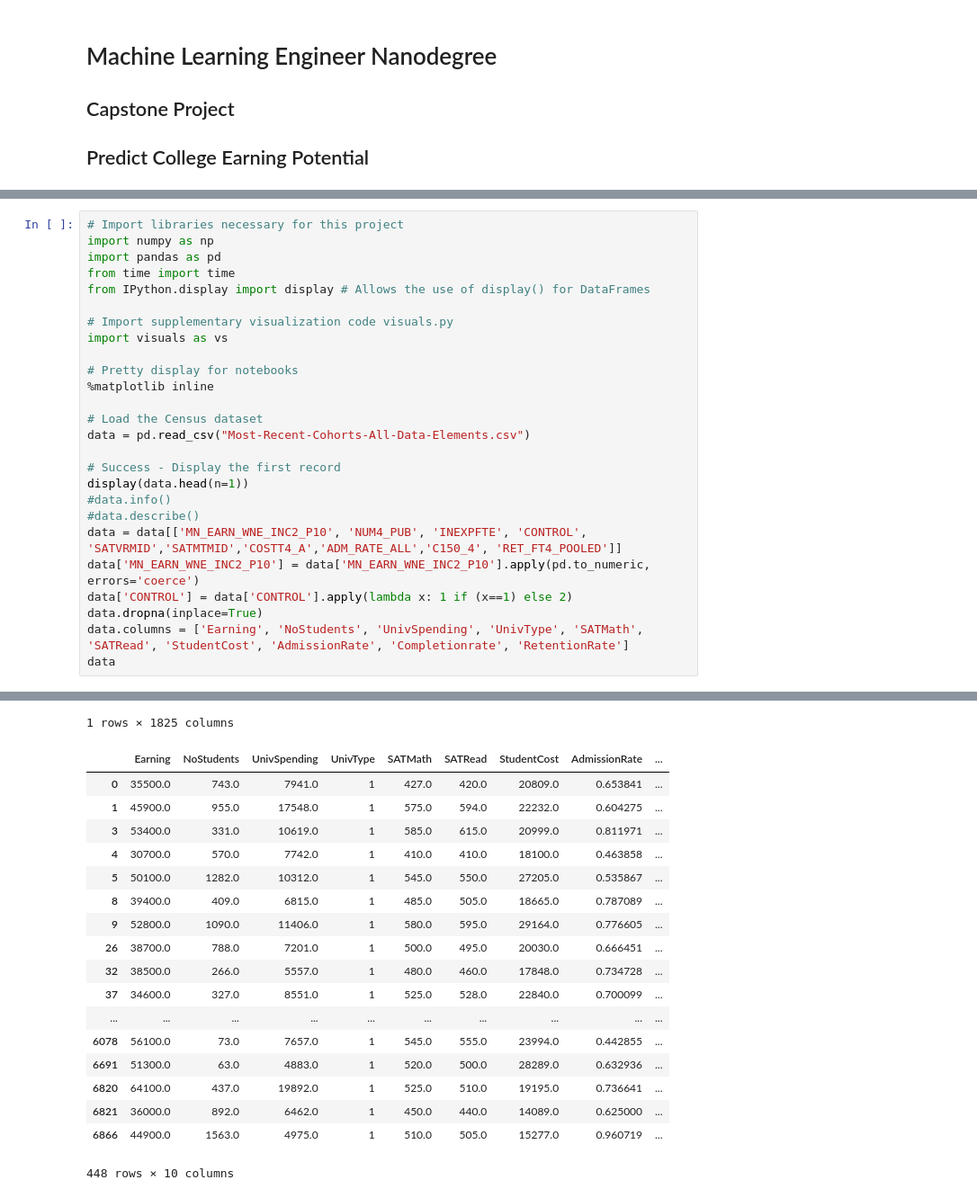
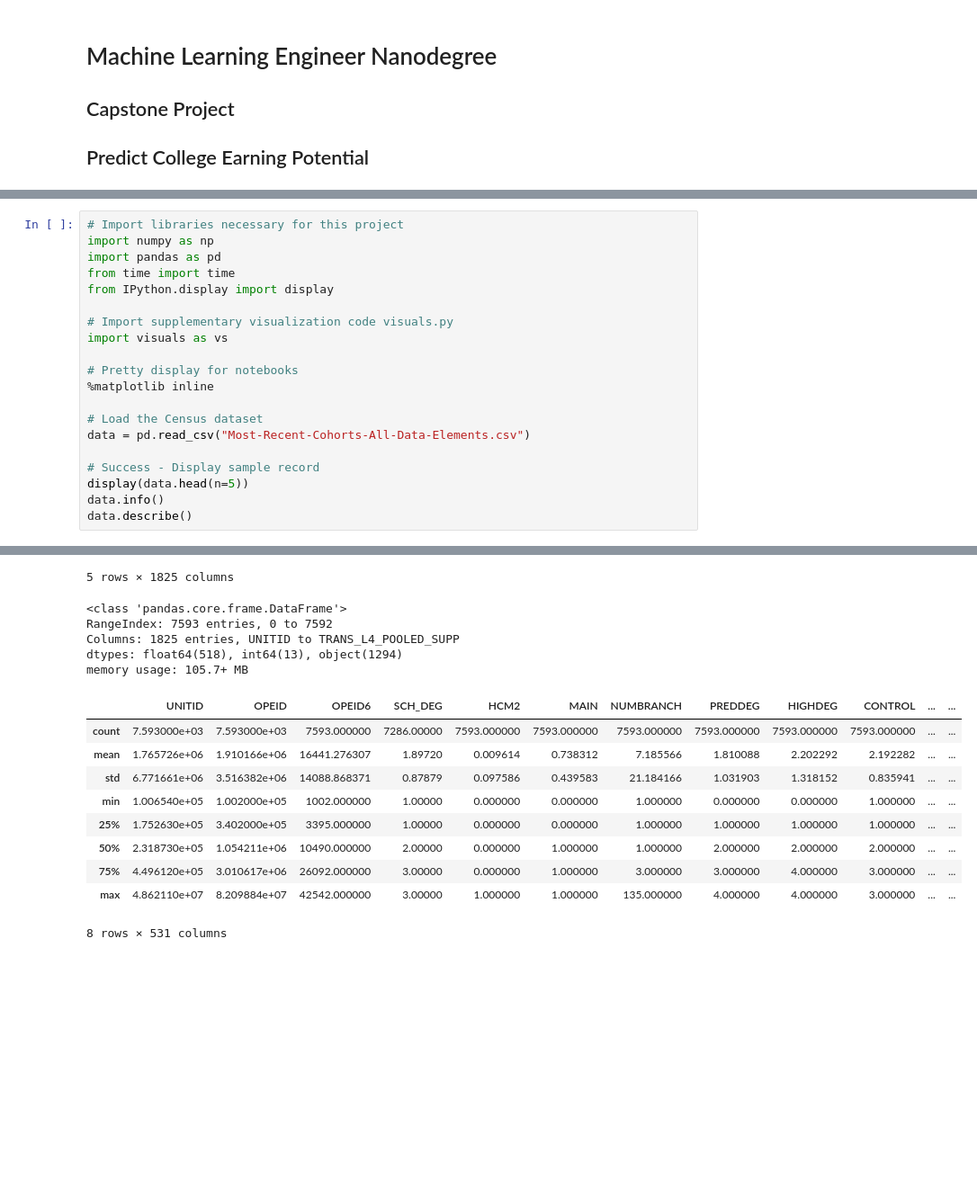
Before and after one commit to AloysiusDJ/MLND, a Jupyter notebook: capstone/college_data.ipynb, the cells around one changed output, grey strips where cells are left out. Shown at 90% size. Saved outputs shown, nothing was run; the diff lists cells and outputs as text; blank space fills up the shorter version.

```diff
--- a/capstone/college_data.ipynb
+++ b/capstone/college_data.ipynb
@@ -32,7 +18,7 @@ A cursory investigation of the dataset will determine how many individuals fit i
 import numpy as np
 import pandas as pd
 from time import time
-from IPython.display import display # Allows the use of display() for DataFrames
+from IPython.display import display
 
 # Import supplementary visualization code visuals.py
 import visuals as vs
@@ -43,16 +29,10 @@ import visuals as vs
 # Load the Census dataset
 data = pd.read_csv("Most-Recent-Cohorts-All-Data-Elements.csv")
 
-# Success - Display the first record
-display(data.head(n=1))
-#data.info()
-#data.describe()
-data = data[['MN_EARN_WNE_INC2_P10', 'NUM4_PUB', 'INEXPFTE', 'CONTROL', 'SATVRMID','SATMTMID','COSTT4_A','ADM_RATE_ALL','C150_4', 'RET_FT4_POOLED']]
-data['MN_EARN_WNE_INC2_P10'] = data['MN_EARN_WNE_INC2_P10'].apply(pd.to_numeric, errors='coerce')
-data['CONTROL'] = data['CONTROL'].apply(lambda x: 1 if (x==1) else 2)
-data.dropna(inplace=True)
-data.columns = ['Earning', 'NoStudents', 'UnivSpending', 'UnivType', 'SATMath', 'SATRead', 'StudentCost', 'AdmissionRate', 'Completionrate', 'RetentionRate']
-data
+# Success - Display sample record
+display(data.head(n=5))
+data.info()
+data.describe()
 # %% [output]
 |  | UNITID | OPEID | OPEID6 | INSTNM | CITY | STABBR | ZIP | ACCREDAGENCY | INSTURL | NPCURL | ... |
 | 0 | 100654 | 100200 | 1002 | Alabama A & M University | Normal | AL | 35762 | Southern Association of Colleges ... | www.aamu.edu/ | www2.aamu.edu/scripts/netpricecal... | ... |
@@ -59,19 +43,16 @@ data
-1 rows × 1825 columns
+5 rows × 1825 columns
+<class 'pandas.core.frame.DataFrame'>
+RangeIndex: 7593 entries, 0 to 7592
+Columns: 1825 entries, UNITID to TRANS_L4_POOLED_SUPP
+dtypes: float64(518), int64(13), object(1294)
+memory usage: 105.7+ MB
-|  | Earning | NoStudents | UnivSpending | UnivType | SATMath | SATRead | StudentCost | AdmissionRate | ... |
-| 0 | 35500.0 | 743.0 | 7941.0 | 1 | 427.0 | 420.0 | 20809.0 | 0.653841 | ... |
-| 1 | 45900.0 | 955.0 | 17548.0 | 1 | 575.0 | 594.0 | 22232.0 | 0.604275 | ... |
-| 3 | 53400.0 | 331.0 | 10619.0 | 1 | 585.0 | 615.0 | 20999.0 | 0.811971 | ... |
-| 4 | 30700.0 | 570.0 | 7742.0 | 1 | 410.0 | 410.0 | 18100.0 | 0.463858 | ... |
-| 5 | 50100.0 | 1282.0 | 10312.0 | 1 | 545.0 | 550.0 | 27205.0 | 0.535867 | ... |
-| 8 | 39400.0 | 409.0 | 6815.0 | 1 | 485.0 | 505.0 | 18665.0 | 0.787089 | ... |
-| 9 | 52800.0 | 1090.0 | 11406.0 | 1 | 580.0 | 595.0 | 29164.0 | 0.776605 | ... |
-| 26 | 38700.0 | 788.0 | 7201.0 | 1 | 500.0 | 495.0 | 20030.0 | 0.666451 | ... |
-| 32 | 38500.0 | 266.0 | 5557.0 | 1 | 480.0 | 460.0 | 17848.0 | 0.734728 | ... |
-| 37 | 34600.0 | 327.0 | 8551.0 | 1 | 525.0 | 528.0 | 22840.0 | 0.700099 | ... |
-| ... | ... | ... | ... | ... | ... | ... | ... | ... | ... |
-| 6078 | 56100.0 | 73.0 | 7657.0 | 1 | 545.0 | 555.0 | 23994.0 | 0.442855 | ... |
-| 6691 | 51300.0 | 63.0 | 4883.0 | 1 | 520.0 | 500.0 | 28289.0 | 0.632936 | ... |
-| 6820 | 64100.0 | 437.0 | 19892.0 | 1 | 525.0 | 510.0 | 19195.0 | 0.736641 | ... |
-| 6821 | 36000.0 | 892.0 | 6462.0 | 1 | 450.0 | 440.0 | 14089.0 | 0.625000 | ... |
-| 6866 | 44900.0 | 1563.0 | 4975.0 | 1 | 510.0 | 505.0 | 15277.0 | 0.960719 | ... |
+|  | UNITID | OPEID | OPEID6 | SCH_DEG | HCM2 | MAIN | NUMBRANCH | PREDDEG | HIGHDEG | CONTROL | ... | ... |
+| count | 7.593000e+03 | 7.593000e+03 | 7593.000000 | 7286.00000 | 7593.000000 | 7593.000000 | 7593.000000 | 7593.000000 | 7593.000000 | 7593.000000 | ... | ... |
+| mean | 1.765726e+06 | 1.910166e+06 | 16441.276307 | 1.89720 | 0.009614 | 0.738312 | 7.185566 | 1.810088 | 2.202292 | 2.192282 | ... | ... |
+| std | 6.771661e+06 | 3.516382e+06 | 14088.868371 | 0.87879 | 0.097586 | 0.439583 | 21.184166 | 1.031903 | 1.318152 | 0.835941 | ... | ... |
+| min | 1.006540e+05 | 1.002000e+05 | 1002.000000 | 1.00000 | 0.000000 | 0.000000 | 1.000000 | 0.000000 | 0.000000 | 1.000000 | ... | ... |
+| 25% | 1.752630e+05 | 3.402000e+05 | 3395.000000 | 1.00000 | 0.000000 | 0.000000 | 1.000000 | 1.000000 | 1.000000 | 1.000000 | ... | ... |
+| 50% | 2.318730e+05 | 1.054211e+06 | 10490.000000 | 2.00000 | 0.000000 | 1.000000 | 1.000000 | 2.000000 | 2.000000 | 2.000000 | ... | ... |
+| 75% | 4.496120e+05 | 3.010617e+06 | 26092.000000 | 3.00000 | 0.000000 | 1.000000 | 3.000000 | 3.000000 | 4.000000 | 3.000000 | ... | ... |
+| max | 4.862110e+07 | 8.209884e+07 | 42542.000000 | 3.00000 | 1.000000 | 1.000000 | 135.000000 | 4.000000 | 4.000000 | 3.000000 | ... | ... |
-448 rows × 10 columns
+8 rows × 531 columns
```
Also changed, not shown: parts of 82 cells of this notebook.
